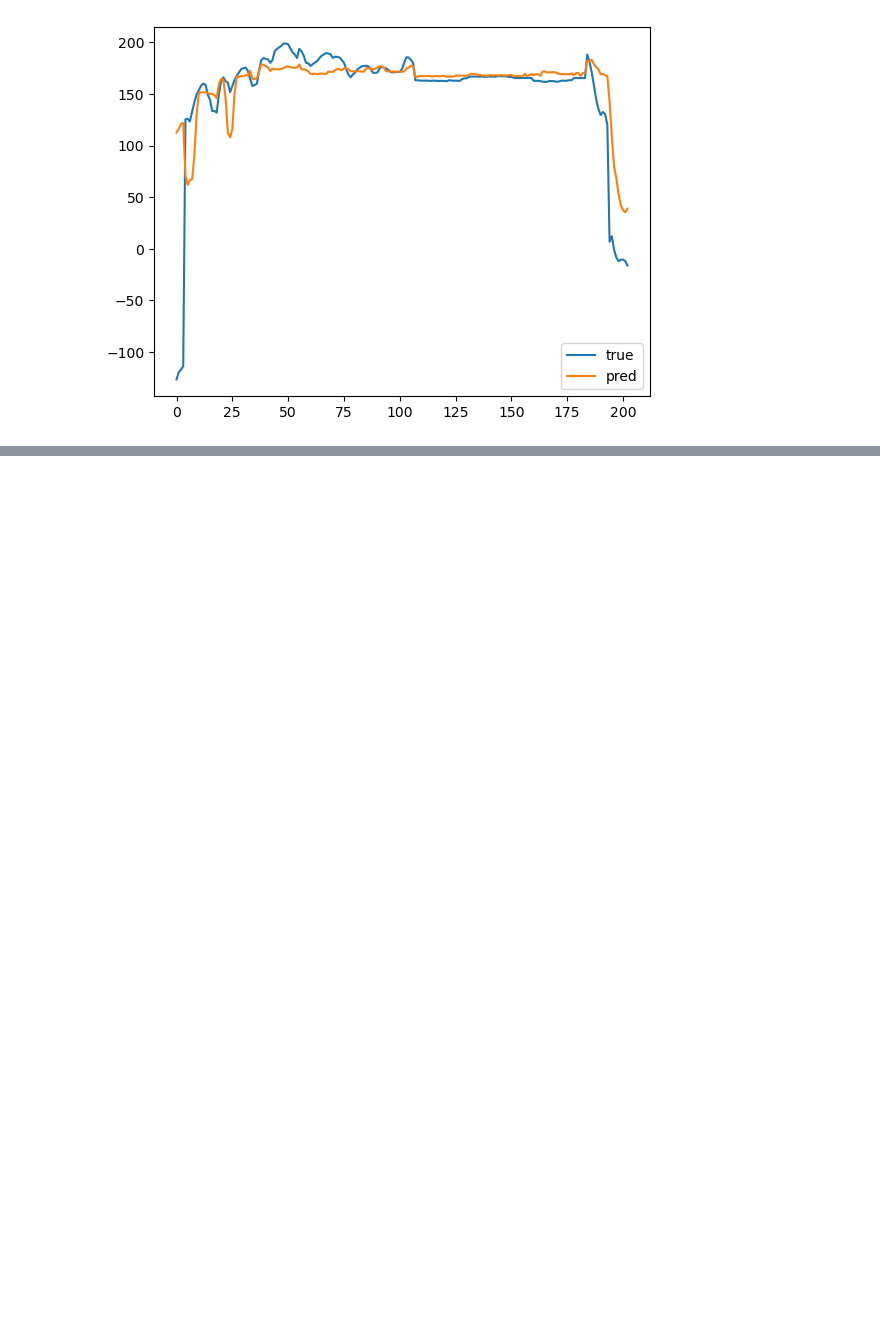
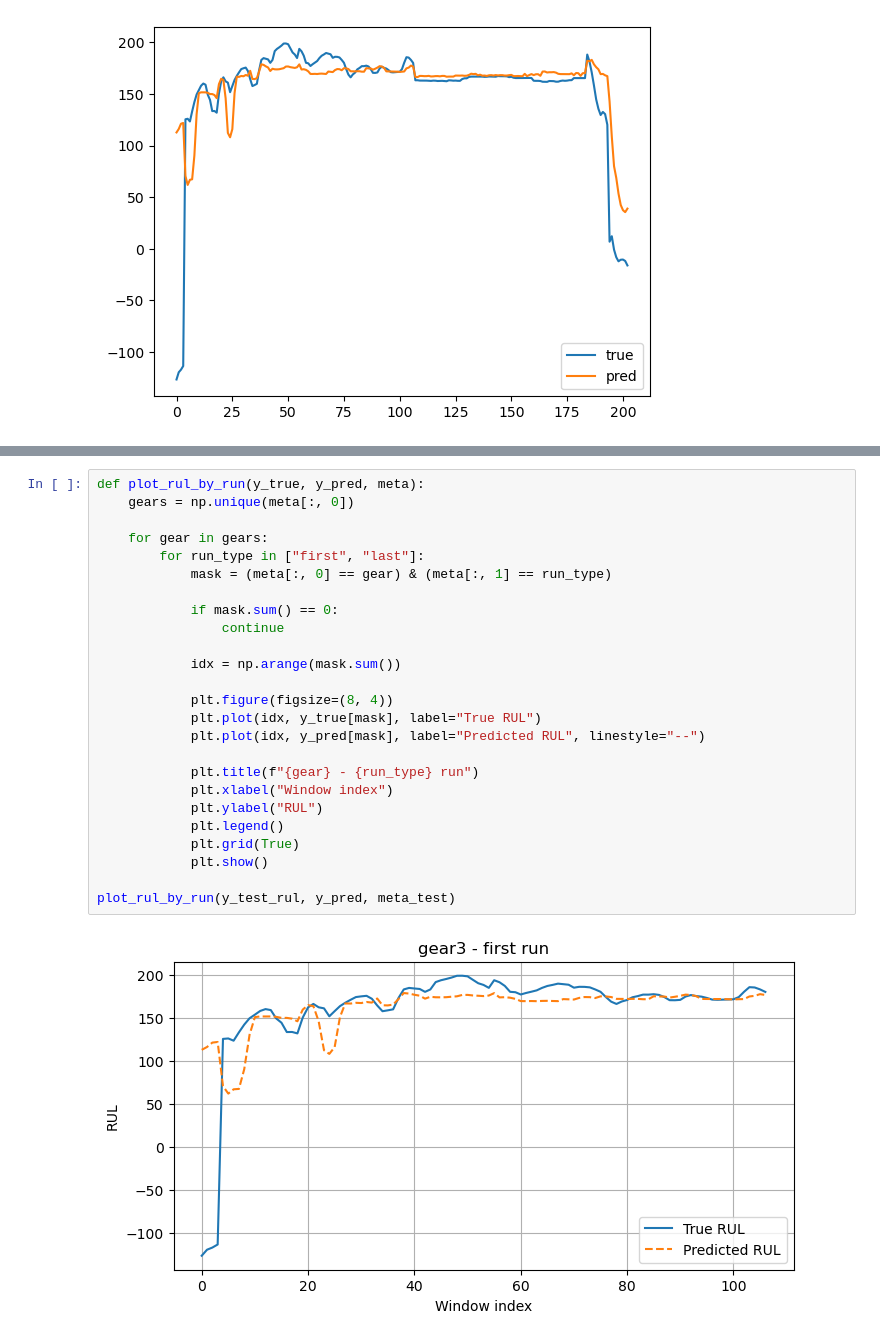
Before and after one commit to raywag/PdM-Project-gear-damage, a Jupyter notebook: PdmProject.ipynb, the cells around one changed output, grey strips where cells are left out. Saved outputs shown, nothing was run; the diff lists cells and outputs as text; blank space fills up the shorter version.

```diff
--- a/PdmProject.ipynb
+++ b/PdmProject.ipynb
@@ -718,0 +747,27 @@ plt.legend()
+# %%
+def plot_rul_by_run(y_true, y_pred, meta):
+    gears = np.unique(meta[:, 0])
+
+    for gear in gears:
+        for run_type in ["first", "last"]:
+            mask = (meta[:, 0] == gear) & (meta[:, 1] == run_type)
+
+            if mask.sum() == 0:
+                continue
+
+            idx = np.arange(mask.sum())
+
+            plt.figure(figsize=(8, 4))
+            plt.plot(idx, y_true[mask], label="True RUL")
+            plt.plot(idx, y_pred[mask], label="Predicted RUL", linestyle="--")
+
+            plt.title(f"{gear} - {run_type} run")
+            plt.xlabel("Window index")
+            plt.ylabel("RUL")
+            plt.legend()
+            plt.grid(True)
+            plt.show()
+
+plot_rul_by_run(y_test_rul, y_pred, meta_test)
+# %% [output]
+[figure, added]
```
Also changed, not shown: parts of 6 cells of this notebook.
